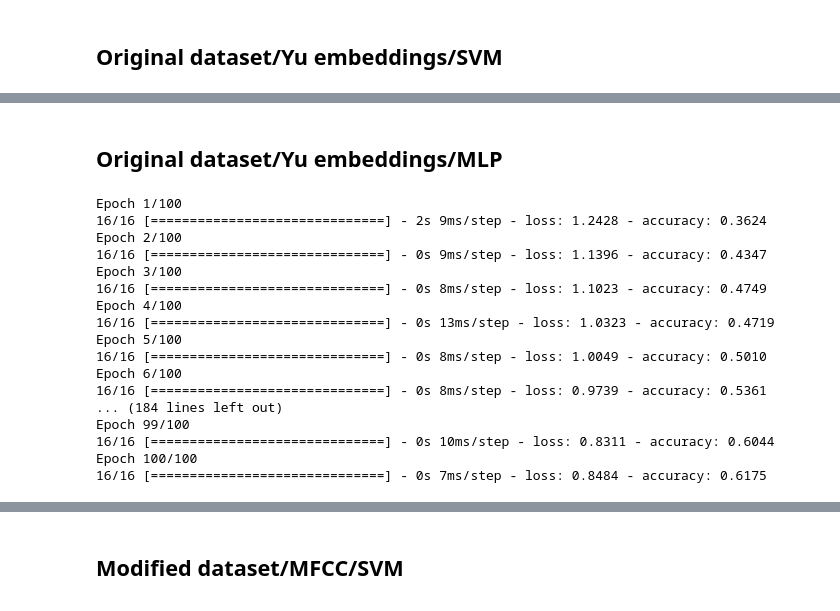
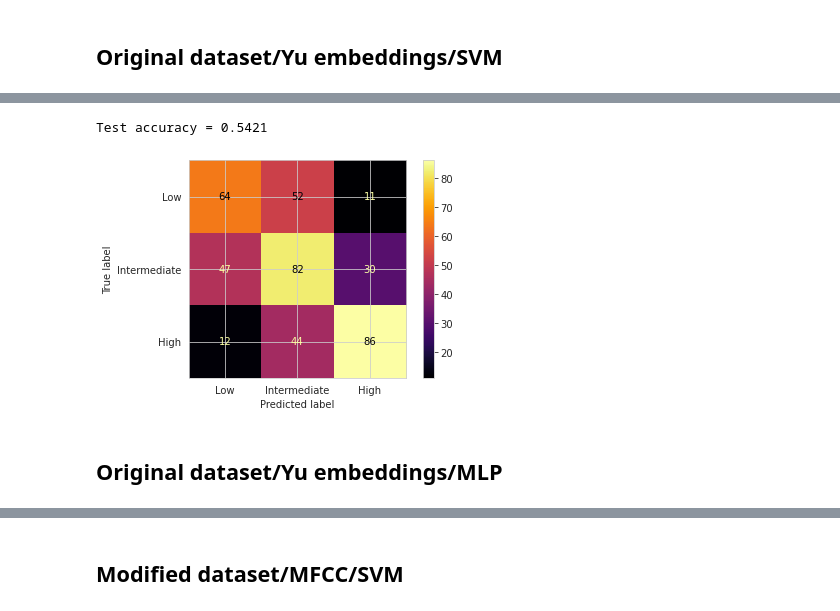
Before and after one commit to jjordanoc/robust-english-speech-fluency-classification, a Jupyter notebook: Audio Feature Extraction.ipynb, the cells around one changed output, grey strips where cells are left out. Drawn from its saved outputs; the diff is of its cells as text; code cells hidden in the pictures.

```diff
--- a/Audio Feature Extraction.ipynb
+++ b/Audio Feature Extraction.ipynb
@@ -427,67 +191,7 @@ cm_display.plot(cmap="inferno")
+# %%
+experiment_1(feature_type="yu", model_type="SVM", original=True)
+# %% [output]
+Test accuracy = 0.5421
+[figure, added]
 # %% [markdown]
 ## Original dataset/Yu embeddings/MLP
-# %%
-# Fix random seed number
-np.random.seed(7)
-
-# Load the data
-X = np.load('yu-features-original.npy')
-y = np.load('yu-labels-original.npy').ravel()  #Return a contiguous flattened array.
-
-number_of_features = len(X[1])  #This is variable with each run
-number_of_classes = 3
-
-# Sample data randomly
-X_train, X_test, y_train, y_test = train_test_split(X, y, test_size=0.3, random_state=0)  #70% Train, 30% Test
-
-# Neural Network Architecture
-model = Sequential()  # Define Sequential model
-
-# Using relu on the first two layers and softmax on the output layer
-
-# 1st Layer
-#N neurons, Number_Fatures-dimensional vectors
-model.add(Dense(128, input_dim=number_of_features, activation='relu'))  #32, 64, 128, 256, 512, 1024
-model.add(Dropout(0.5))
-
-# 2nd Layer
-model.add(Dense(128, activation='relu'))
-model.add(Dropout(0.5))
-
-# 3rd Layer. Output 3 neurons corresponding the number of classes
-# The sigmoid function is used for the two-class logistic regression,
-# whereas the softmax function is used for the multiclass logistic regression
-model.add(Dense(number_of_classes, activation='softmax'))
-
-# Model Compilation. Loss for multi-class classification problem
-# sgd = SGD(lr=0.01, decay=1e-6, momentum=0.9, nesterov=True)
-# rmsprop = 'rmsprop'
-adam = 'adam'
-model.compile(loss='categorical_crossentropy',
-              optimizer=adam,  #rmsprop better than sgd
-              metrics=['accuracy'])
-
-# Convert labels to categorical one-hot encoding
-y_train = to_categorical(y_train - 1, num_classes=number_of_classes)  # Convert class vector into binary Matrix
-y_test = to_categorical(y_test - 1, num_classes=number_of_classes)
-
-# Train and test
-history = model.fit(X_train, y_train, epochs=100, batch_size=64)  #batch 32, 64, 128, 256, 512
-# %% [output]
-Epoch 1/100
-16/16 [==============================] - 2s 9ms/step - loss: 1.2428 - accuracy: 0.3624
-Epoch 2/100
-16/16 [==============================] - 0s 9ms/step - loss: 1.1396 - accuracy: 0.4347
-Epoch 3/100
-16/16 [==============================] - 0s 8ms/step - loss: 1.1023 - accuracy: 0.4749
-Epoch 4/100
-16/16 [==============================] - 0s 13ms/step - loss: 1.0323 - accuracy: 0.4719
-Epoch 5/100
-16/16 [==============================] - 0s 8ms/step - loss: 1.0049 - accuracy: 0.5010
-Epoch 6/100
-16/16 [==============================] - 0s 8ms/step - loss: 0.9739 - accuracy: 0.5361
-... (184 lines left out)
-Epoch 99/100
-16/16 [==============================] - 0s 10ms/step - loss: 0.8311 - accuracy: 0.6044
-Epoch 100/100
-16/16 [==============================] - 0s 7ms/step - loss: 0.8484 - accuracy: 0.6175
```
Also changed, not shown: parts of 85 cells of this notebook, 13 other files.
